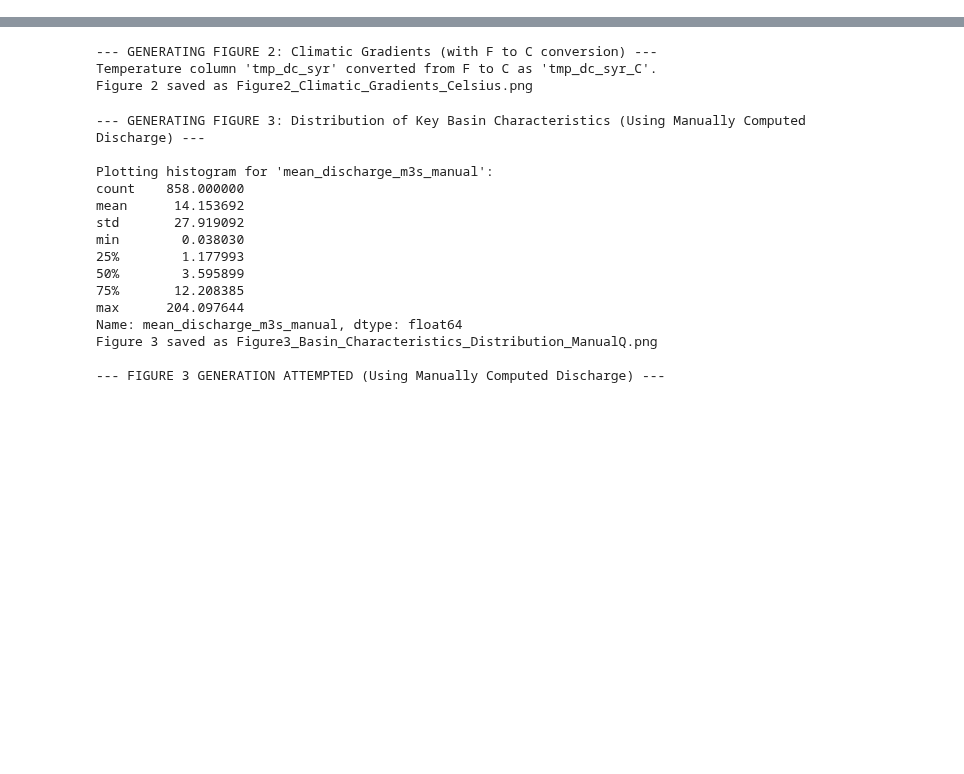
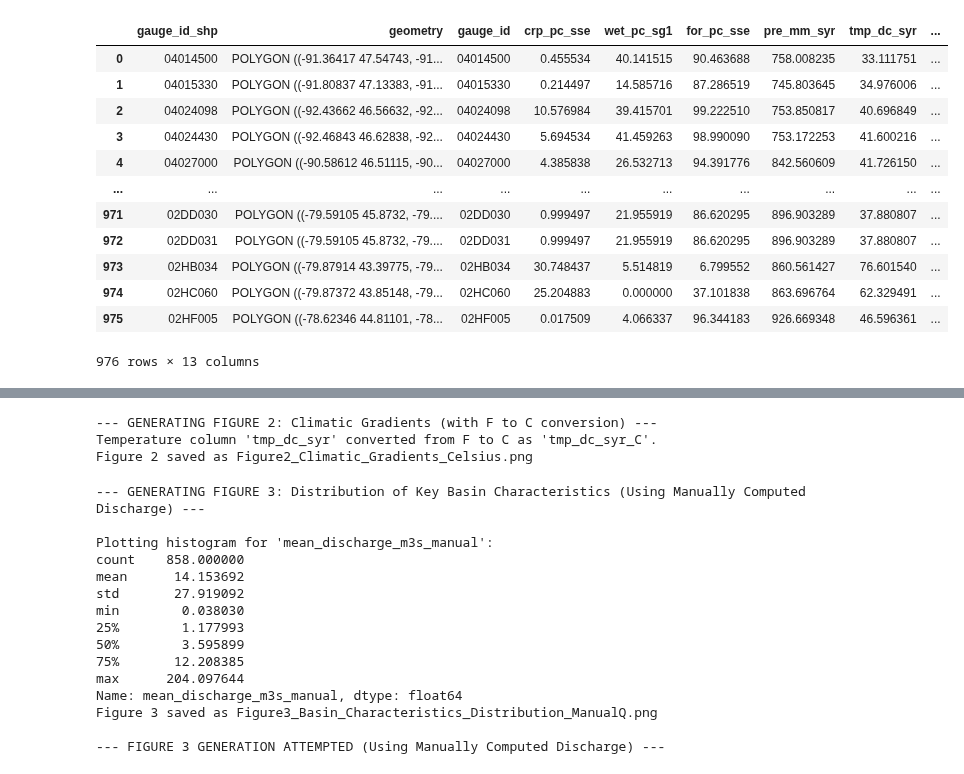
Before and after one commit to yunsupark1120/GAGEii_modeling, a Jupyter notebook: poster_work/study_area.ipynb, the cells around one changed output, grey strips where cells are left out. Drawn from its saved outputs; the diff is of its cells as text; code cells hidden in the pictures; blank space fills up the shorter version.

```diff
--- a/poster_work/study_area.ipynb
+++ b/poster_work/study_area.ipynb
@@ -20,10 +20,10 @@ ATTRIBUTES_PATH = os.path.join(BASE_DIR, 'attributes.csv')
 CSV_FILTERED_DIR = os.path.join(BASE_DIR, 'csv_filtered')
 
 # CORRECTED Shapefile ID Column Names
-US_SHAPEFILE_PATH = os.path.join(BASE_DIR, 'shapefile', 'GL_GAGE2_all.shp')
+US_SHAPEFILE_PATH = os.path.join('shapefiles', 'GL_GAGE2_all.shp')
 US_SHP_GAUGE_ID_COL = 'GAGE_ID' # As per your clarification for US stations
 
-CA_SHAPEFILE_PATH = os.path.join(BASE_DIR, 'shapefile', 'ADP02_Basin_Select.shp')
+CA_SHAPEFILE_PATH = os.path.join('shapefiles', 'ADP02_Basin_Select.shp')
 CA_SHP_GAUGE_ID_COL = 'StationNum' # VERIFY this is correct for Canadian. If it's 'StationName', change it.
 
 COLS_TO_LOAD_ATTR = [
@@ -250,14 +238,14 @@ print("--- 1. COMMON DATA LOADING AND PREPARATION (US & Canada) - CORRECTED ID C
 
 # --- Configuration ---
 BASE_DIR = '../metadata/'
-ATTRIBUTES_PATH = os.path.join(BASE_DIR, 'attributes_backup', 'attributes.csv')
+ATTRIBUTES_PATH = os.path.join(BASE_DIR, 'attributes.csv')
 CSV_FILTERED_DIR = os.path.join(BASE_DIR, 'csv_filtered')
 
 # CORRECTED Shapefile ID Column Names
-US_SHAPEFILE_PATH = os.path.join(BASE_DIR, 'shapefile', 'GL_GAGE2_all.shp')
+US_SHAPEFILE_PATH = os.path.join('shapefiles', 'GL_GAGE2_all.shp')
 US_SHP_GAUGE_ID_COL = 'GAGE_ID' # As per your clarification for US stations
 
-CA_SHAPEFILE_PATH = os.path.join(BASE_DIR, 'shapefile', 'ADP02_Basin_Select.shp')
+CA_SHAPEFILE_PATH = os.path.join('shapefiles', 'ADP02_Basin_Select.shp')
 CA_SHP_GAUGE_ID_COL = 'StationNum' # VERIFY this is correct for Canadian. If it's 'StationName', change it.
 
 COLS_TO_LOAD_ATTR = [
@@ -453,3 +559,19 @@ Using MANUALLY set map extent: [-94, -73, 39.5, 50]
+# %%
+gdf_study.columns
+# %% [output]
+|  | gauge_id_shp | geometry | gauge_id | crp_pc_sse | wet_pc_sg1 | for_pc_sse | pre_mm_syr | tmp_dc_syr | ... |
+| 0 | 04014500 | POLYGON ((-91.36417 47.54743, -91... | 04014500 | 0.455534 | 40.141515 | 90.463688 | 758.008235 | 33.111751 | ... |
+| 1 | 04015330 | POLYGON ((-91.80837 47.13383, -91... | 04015330 | 0.214497 | 14.585716 | 87.286519 | 745.803645 | 34.976006 | ... |
+| 2 | 04024098 | POLYGON ((-92.43662 46.56632, -92... | 04024098 | 10.576984 | 39.415701 | 99.222510 | 753.850817 | 40.696849 | ... |
+| 3 | 04024430 | POLYGON ((-92.46843 46.62838, -92... | 04024430 | 5.694534 | 41.459263 | 98.990090 | 753.172253 | 41.600216 | ... |
+| 4 | 04027000 | POLYGON ((-90.58612 46.51115, -90... | 04027000 | 4.385838 | 26.532713 | 94.391776 | 842.560609 | 41.726150 | ... |
+| ... | ... | ... | ... | ... | ... | ... | ... | ... | ... |
+| 971 | 02DD030 | POLYGON ((-79.59105 45.8732, -79.... | 02DD030 | 0.999497 | 21.955919 | 86.620295 | 896.903289 | 37.880807 | ... |
+| 972 | 02DD031 | POLYGON ((-79.59105 45.8732, -79.... | 02DD031 | 0.999497 | 21.955919 | 86.620295 | 896.903289 | 37.880807 | ... |
+| 973 | 02HB034 | POLYGON ((-79.87914 43.39775, -79... | 02HB034 | 30.748437 | 5.514819 | 6.799552 | 860.561427 | 76.601540 | ... |
+| 974 | 02HC060 | POLYGON ((-79.87372 43.85148, -79... | 02HC060 | 25.204883 | 0.000000 | 37.101838 | 863.696764 | 62.329491 | ... |
+| 975 | 02HF005 | POLYGON ((-78.62346 44.81101, -78... | 02HF005 | 0.017509 | 4.066337 | 96.344183 | 926.669348 | 46.596361 | ... |
+976 rows × 13 columns
 # %%
 print("\n--- GENERATING FIGURE 1: Study Domain and Land Cover (US & Canada) ---")
 
```
Also changed, not shown: parts of 6 cells of this notebook, 1 other file.
